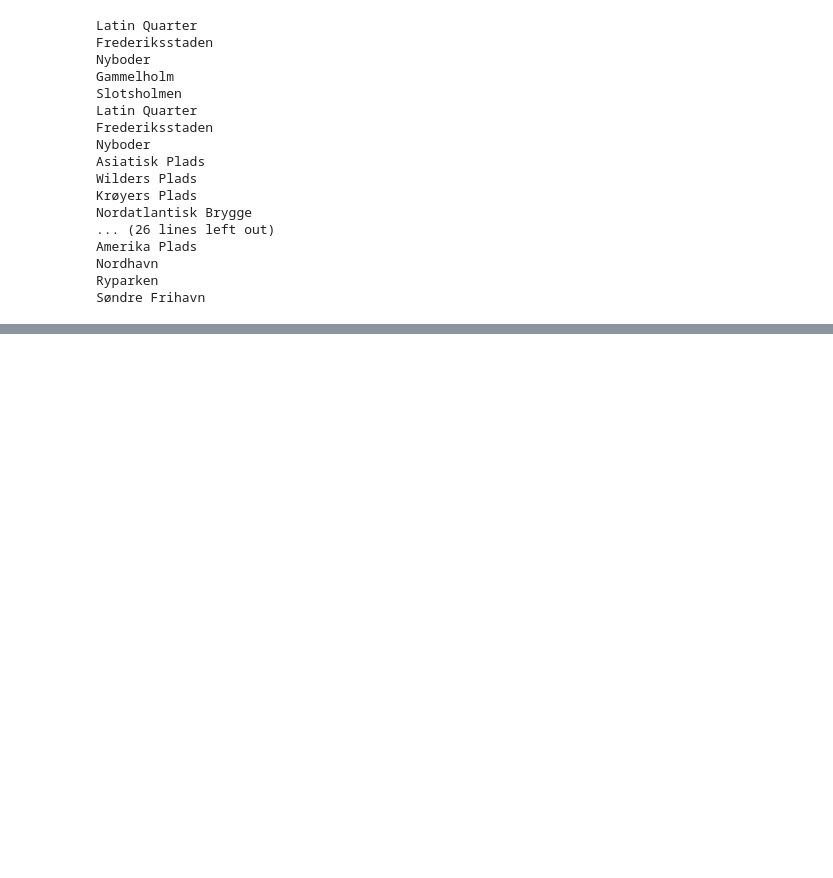
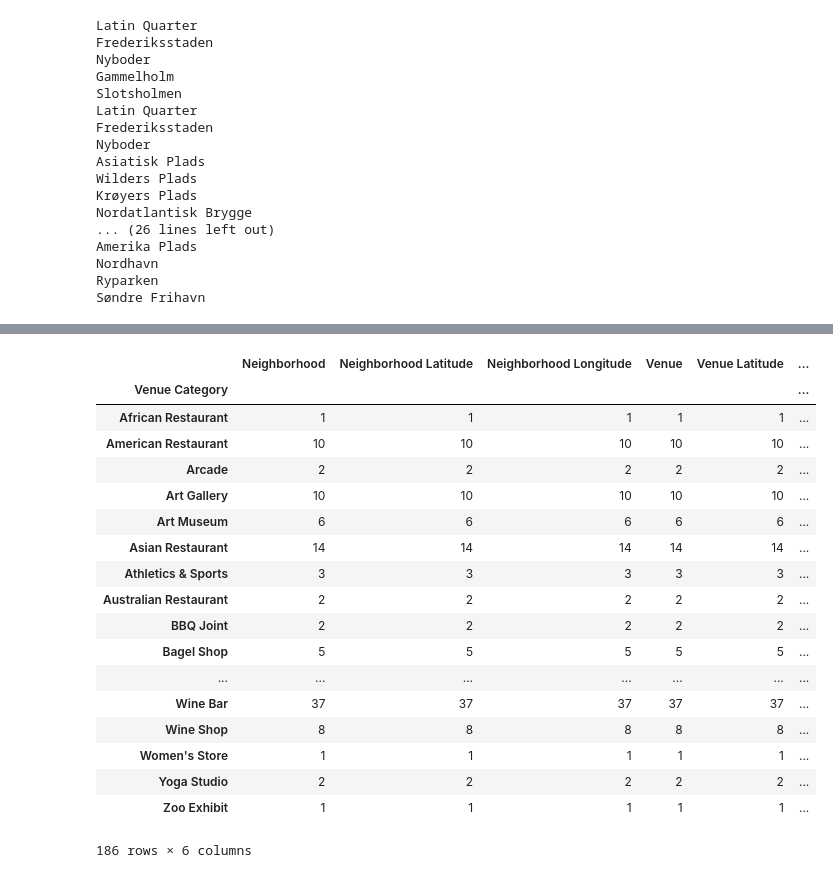
Before and after one commit to DanielAhmadDK/mini_machine_learning_projects, a Jupyter notebook: Capstone_final.ipynb, the cells around one changed output, grey strips where cells are left out. Saved outputs shown, nothing was run; the diff lists cells and outputs as text; code cells hidden in the pictures; blank space fills up the shorter version.

Commit message:
Published from Watson Studio.

```diff
--- a/Capstone_final.ipynb
+++ b/Capstone_final.ipynb
@@ -285,3 +282,26 @@ cph_venues.head()
 | 2 | Latin Quarter | 55.669152 | 12.547018 | Osteria 16 | 55.667726 | 12.545811 | ... |
 | 3 | Latin Quarter | 55.669152 | 12.547018 | Lille VEGA | 55.667878 | 12.544416 | ... |
 | 4 | Latin Quarter | 55.669152 | 12.547018 | VEGA | 55.668207 | 12.543911 | ... |
+# %%
+#group the data based on venue category
+cph_venues.groupby('Venue Category').count()
+# %% [output]
+|  | Neighborhood | Neighborhood Latitude | Neighborhood Longitude | Venue | Venue Latitude | ... |
+| Venue Category |  |  |  |  |  | ... |
+| African Restaurant | 1 | 1 | 1 | 1 | 1 | ... |
+| American Restaurant | 10 | 10 | 10 | 10 | 10 | ... |
+| Arcade | 2 | 2 | 2 | 2 | 2 | ... |
+| Art Gallery | 10 | 10 | 10 | 10 | 10 | ... |
+| Art Museum | 6 | 6 | 6 | 6 | 6 | ... |
+| Asian Restaurant | 14 | 14 | 14 | 14 | 14 | ... |
+| Athletics & Sports | 3 | 3 | 3 | 3 | 3 | ... |
+| Australian Restaurant | 2 | 2 | 2 | 2 | 2 | ... |
+| BBQ Joint | 2 | 2 | 2 | 2 | 2 | ... |
+| Bagel Shop | 5 | 5 | 5 | 5 | 5 | ... |
+| ... | ... | ... | ... | ... | ... | ... |
+| Wine Bar | 37 | 37 | 37 | 37 | 37 | ... |
+| Wine Shop | 8 | 8 | 8 | 8 | 8 | ... |
+| Women's Store | 1 | 1 | 1 | 1 | 1 | ... |
+| Yoga Studio | 2 | 2 | 2 | 2 | 2 | ... |
+| Zoo Exhibit | 1 | 1 | 1 | 1 | 1 | ... |
+186 rows × 6 columns
```
Also changed, not shown: parts of 16 cells of this notebook.
